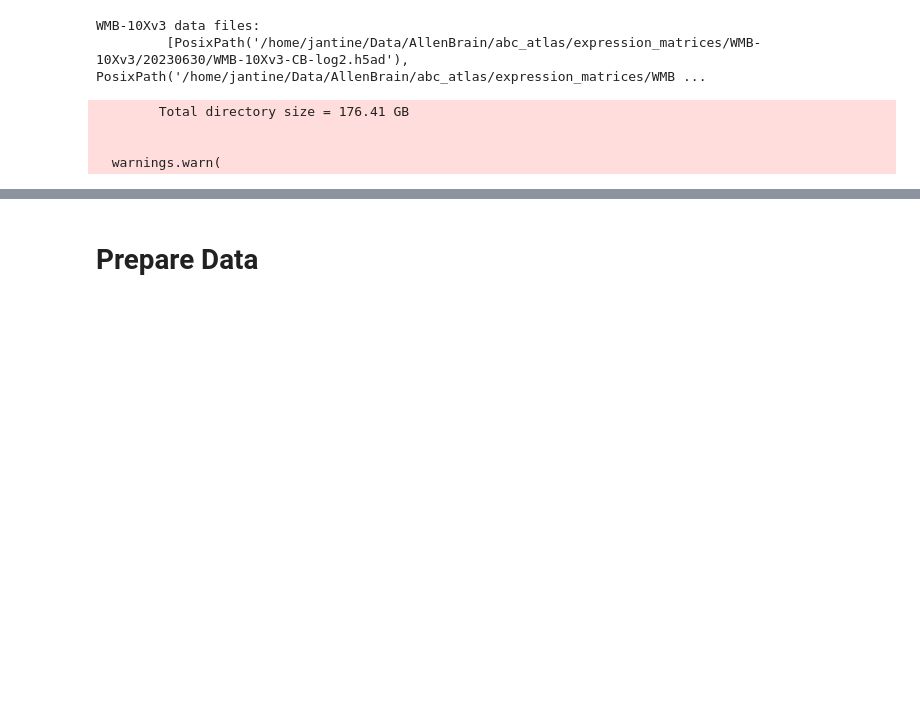
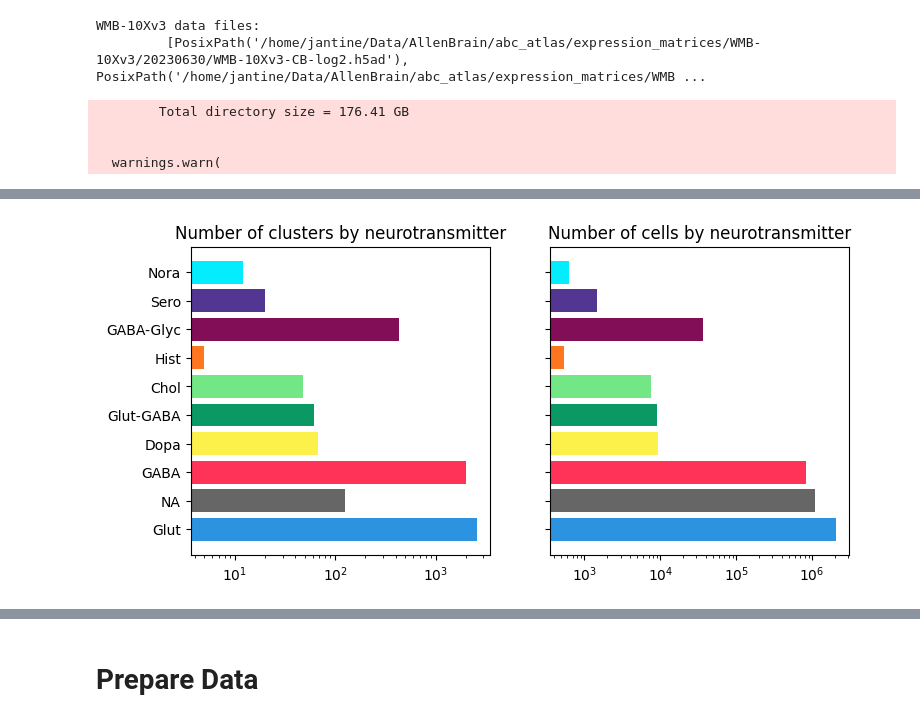
Before and after one commit to Jan10e/VAE_scVI_neuro, a Jupyter notebook: notebooks/01_data_exploration.ipynb, the cells around one changed output, grey strips where cells are left out. Cells and saved outputs as stored; diff of their text form; code cells hidden in the pictures; blank space fills up the shorter version.

```diff
--- a/notebooks/01_data_exploration.ipynb
+++ b/notebooks/01_data_exploration.ipynb
@@ -124,0 +198,5 @@ KeyError: 'File cell_metadata not found in directory WMB-10Xv3.'
+# %%
+# Sum up the number of cells associated with each cluster annotation term
+term_cell_count = membership.groupby(['cluster_annotation_term_label'])[['number_of_cells']].sum()
+term_cell_count.columns = ['number_of_cells']
+term_cell_count.head(5)
@@ -124,0 +211,3 @@ KeyError: 'File cell_metadata not found in directory WMB-10Xv3.'
+# %%
+term = abc_cache.get_metadata_dataframe(directory='WMB-taxonomy', file_name='cluster_annotation_term', keep_default_na=False)
+term.head(5)
@@ -124,0 +231,6 @@ KeyError: 'File cell_metadata not found in directory WMB-10Xv3.'
+# %%
+# Join counts with the term dataframe
+term_by_label = term.set_index('label')
+term_with_counts = term_by_label.join(term_cluster_count)
+term_with_counts = term_with_counts.join(term_cell_count)
+term_with_counts[['name', 'cluster_annotation_term_set_name', 'number_of_clusters', 'number_of_cells']].head(5)
@@ -124,0 +245,30 @@ KeyError: 'File cell_metadata not found in directory WMB-10Xv3.'
+# %%
+# Visualise clusters
+def bar_plot_by_level_and_type(df, level, fig_width = 8.5, fig_height = 4):
+
+    fig, ax = plt.subplots(1, 2)
+    fig.set_size_inches(fig_width, fig_height)
+
+    for idx, ctype in enumerate(['clusters', 'cells']):
+
+        pred = (df['cluster_annotation_term_set_name'] == level )
+        names = df[pred]['name']
+        counts = df[pred]['number_of_%s' % ctype]
+        colors = df[pred]['color_hex_triplet']
+
+        ax[idx].barh(names, counts, color=colors)
+        ax[idx].set_title('Number of %s by %s' % (ctype,level)),
+        ax[idx].set_xscale('log')
+
+        if idx > 0 :
+            ax[idx].set_yticklabels([])
+
+    plt.show()
+# %%
+df = term_with_counts
+level = 'neurotransmitter'
+pred = (df['cluster_annotation_term_set_name'] == level )
+
+bar_plot_by_level_and_type(term_with_counts, "neurotransmitter")
+# %% [output]
+[figure, added]
```
Also changed, not shown: parts of 22 cells of this notebook.
